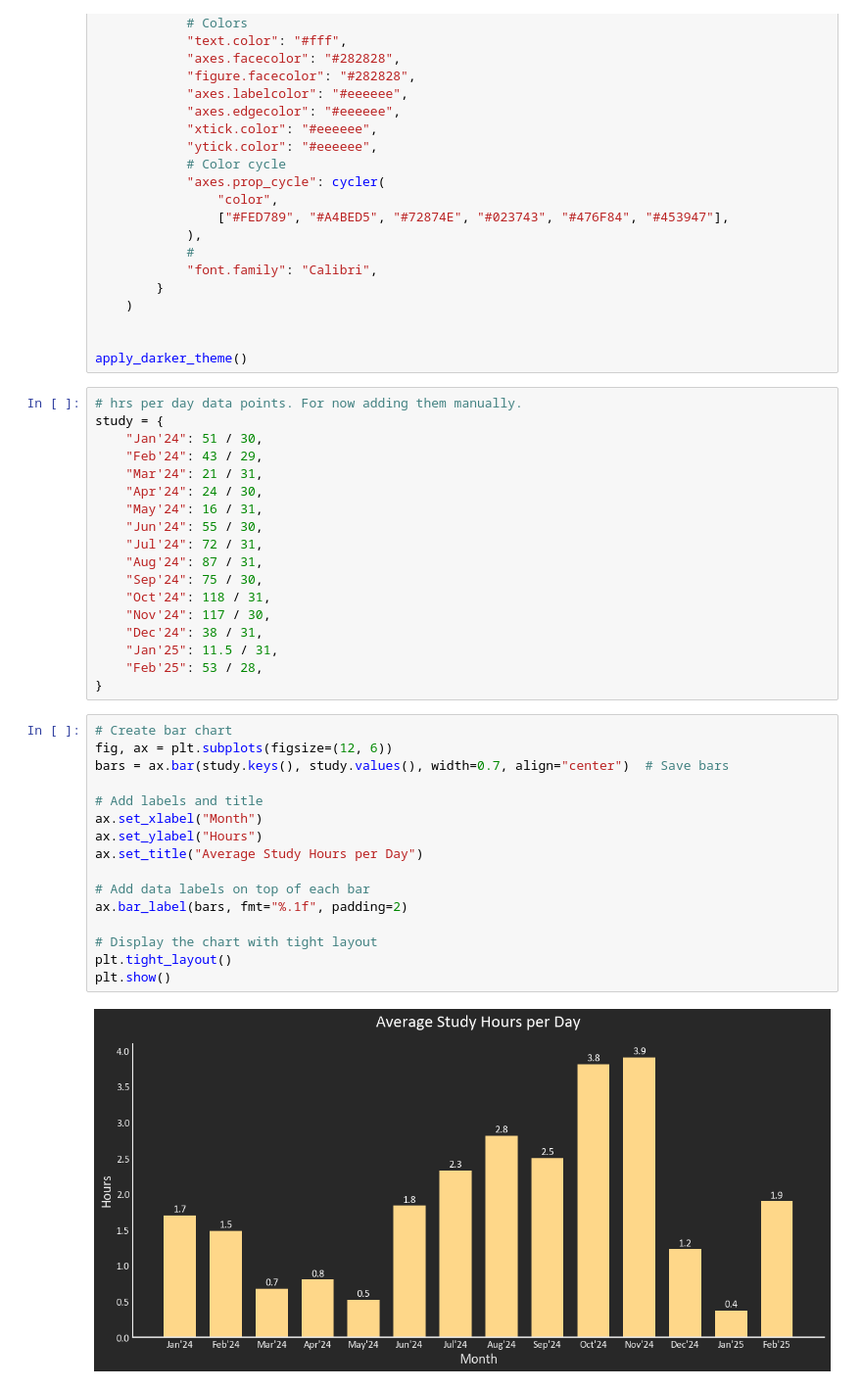
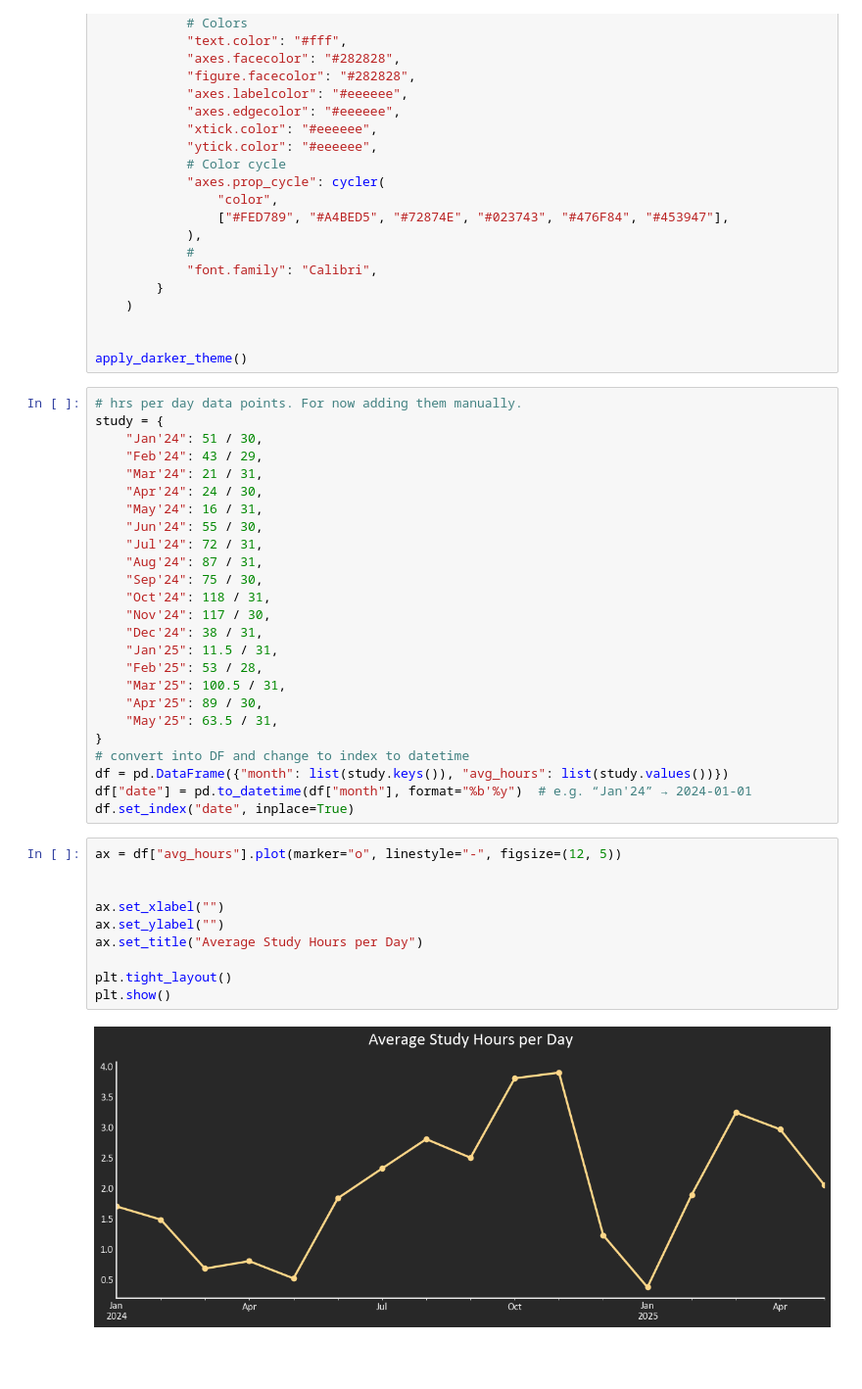
Before and after one commit to KycokOv4arku/jupyter_notebooks, a Jupyter notebook: study_dashboard.ipynb, the cells around one changed output. Shown at 98% size. Saved outputs shown, nothing was run; the diff lists cells and outputs as text; blank space fills up the shorter version.

Commit message:
📈Add last three month data and tweak the plot

```diff
--- a/study_dashboard.ipynb
+++ b/study_dashboard.ipynb
@@ -69,22 +70,23 @@ study = {
     "Dec'24": 38 / 31,
     "Jan'25": 11.5 / 31,
     "Feb'25": 53 / 28,
+    "Mar'25": 100.5 / 31,
+    "Apr'25": 89 / 30,
+    "May'25": 63.5 / 31,
 }
+# convert into DF and change to index to datetime
+df = pd.DataFrame({"month": list(study.keys()), "avg_hours": list(study.values())})
+df["date"] = pd.to_datetime(df["month"], format="%b'%y")  # e.g. “Jan'24” → 2024-01-01
+df.set_index("date", inplace=True)
-# %%
-# Create bar chart
-fig, ax = plt.subplots(figsize=(12, 6))
-bars = ax.bar(study.keys(), study.values(), width=0.7, align="center")  # Save bars
-
-# Add labels and title
-ax.set_xlabel("Month")
-ax.set_ylabel("Hours")
-ax.set_title("Average Study Hours per Day")
-
-# Add data labels on top of each bar
-ax.bar_label(bars, fmt="%.1f", padding=2)
-
-# Display the chart with tight layout
-plt.tight_layout()
-plt.show()
-# %% [output]
-[figure, removed]
+# %%
+ax = df["avg_hours"].plot(marker="o", linestyle="-", figsize=(12, 5))
+
+
+ax.set_xlabel("")
+ax.set_ylabel("")
+ax.set_title("Average Study Hours per Day")
+
+plt.tight_layout()
+plt.show()
+# %% [output]
+[figure, added]
```
Also changed, not shown: parts of 1 cell of this notebook.
